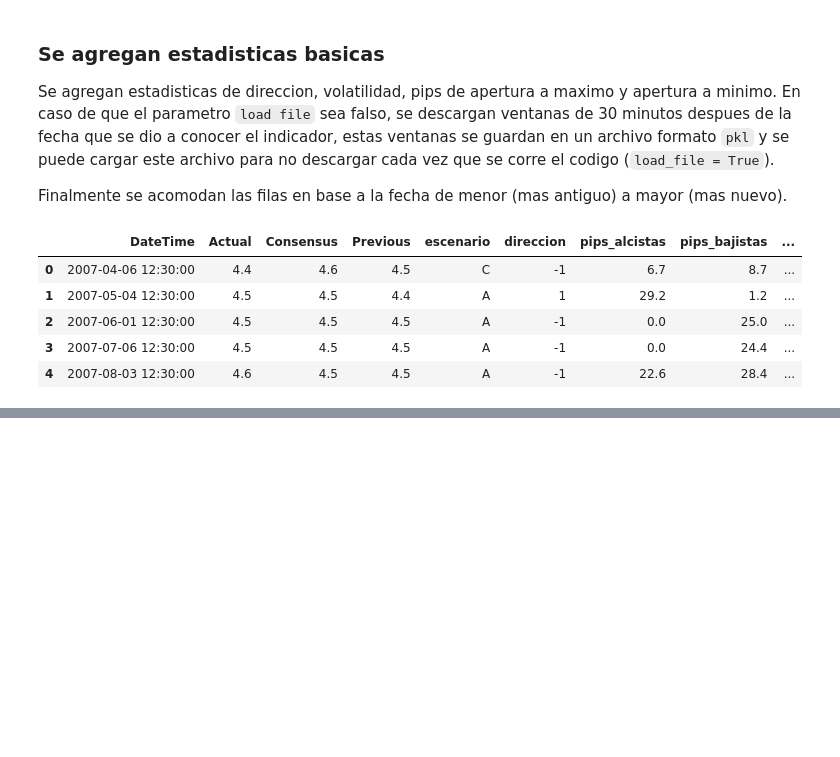
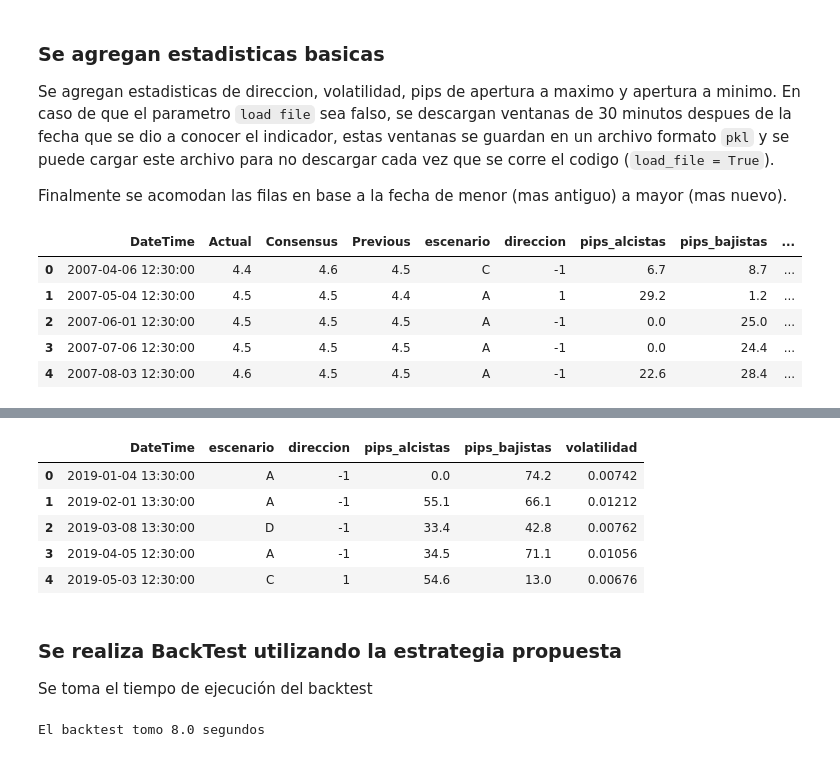
Before and after one commit to JobRamirezC/Fundamental-Analysis-Trading, a Jupyter notebook: notebook.ipynb, the cells around one changed output, grey strips where cells are left out. Saved outputs shown, nothing was run; the diff lists cells and outputs as text; code cells hidden in the pictures; blank space fills up the shorter version.

```diff
--- a/notebook.ipynb
+++ b/notebook.ipynb
@@ -130,0 +276,24 @@ vs_grafica_1_estadistica = vs.g_serie_indicador(df_serie=df_indicador)
+# %%
+# Separar prueba
+test = df_escenarios.loc[df_escenarios['DateTime'] > split]
+test = test.loc[test['DateTime'] <= end]
+test.reset_index(inplace=True, drop=True)
+test.head()
+# %% [output]
+|  | DateTime | escenario | direccion | pips_alcistas | pips_bajistas | volatilidad |
+| 0 | 2019-01-04 13:30:00 | A | -1 | 0.0 | 74.2 | 0.00742 |
+| 1 | 2019-02-01 13:30:00 | A | -1 | 55.1 | 66.1 | 0.01212 |
+| 2 | 2019-03-08 13:30:00 | D | -1 | 33.4 | 42.8 | 0.00762 |
+| 3 | 2019-04-05 12:30:00 | A | -1 | 34.5 | 71.1 | 0.01056 |
+| 4 | 2019-05-03 12:30:00 | C | 1 | 54.6 | 13.0 | 0.00676 |
+# %% [markdown]
+### Se realiza BackTest utilizando la estrategia propuesta
+Se toma el tiempo de ejecución del backtest
+# %%
+# Hacer backtest
+inicio = time.time()
+df_backtest = pr.f_backtest(df_decisiones=df_decisiones, df_escenarios=train, inversion_inicial=capital_inicial)
+fin = time.time()
+print('El backtest tomo {} segundos'.format(np.round(fin - inicio, 0)))
+# %% [output]
+El backtest tomo 8.0 segundos
```
Also changed, not shown: parts of 44 cells of this notebook, 3 other files.
